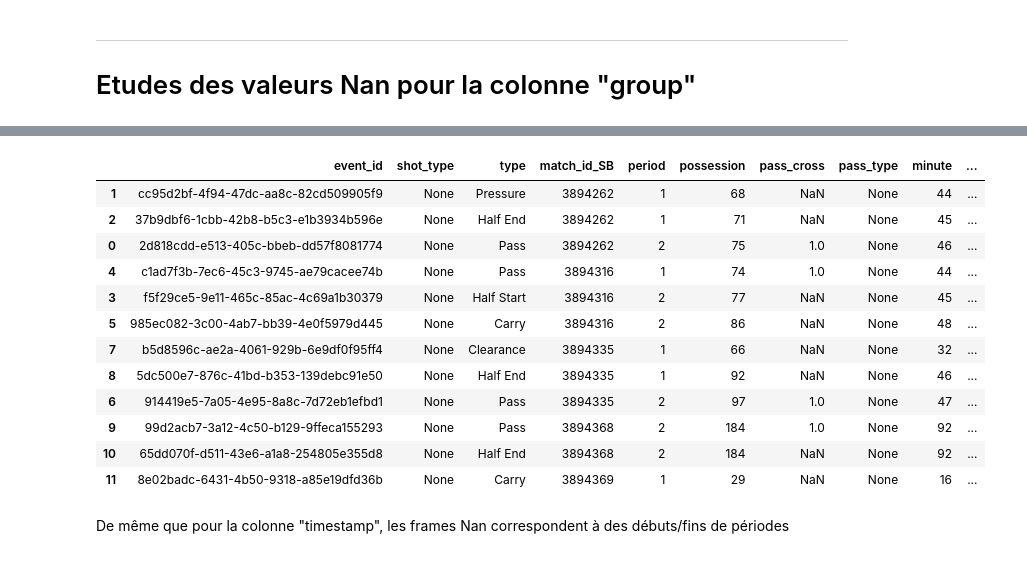
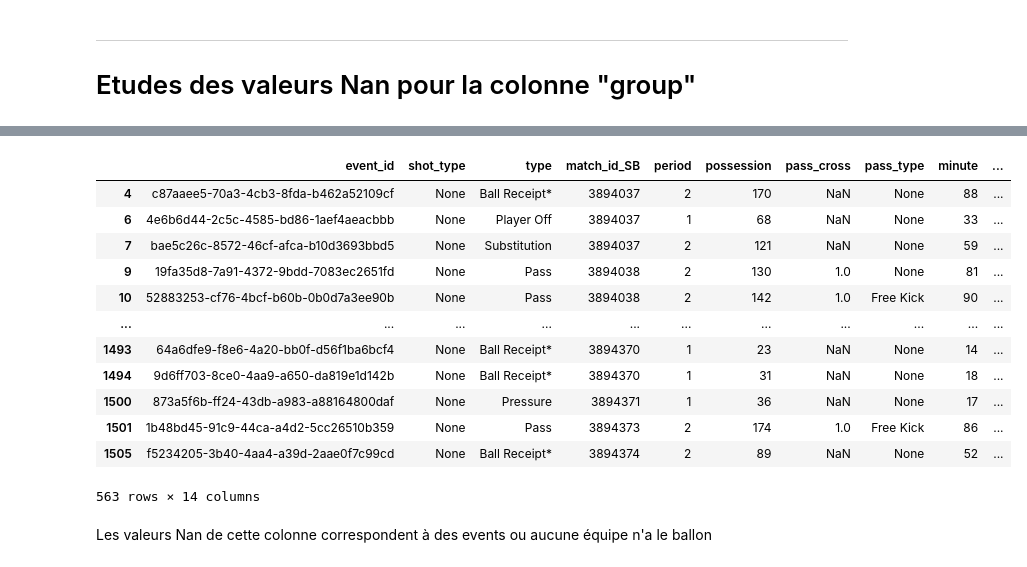
Before and after one commit to Nathan7128/PROJET-4A, a Jupyter notebook: donnees_manquantes/test_frames.ipynb, the cells around one changed output, grey strips where cells are left out. Saved outputs shown, nothing was run; the diff lists cells and outputs as text; code cells hidden in the pictures.

Commit message:
Etude valeur nan group

```diff
--- a/donnees_manquantes/test_frames.ipynb
+++ b/donnees_manquantes/test_frames.ipynb
@@ -134,4 +134,4 @@ De même que pour la colonne "timestamp", les frames Nan correspondent à des d
 # Etudes des valeurs Nan pour la colonne "group"
 # %%
 # Index des frames correspondants a des valeurs Nan
-index = freeze_frames.index[freeze_frames.period.isna()]
+index = freeze_frames.index[freeze_frames.group.isna()]
@@ -138,3 +152,3 @@ index = freeze_frames.index[freeze_frames.period.isna()]
 # %%
 # Index des frames correspondant au valeur Nan, ainsi que les frames précédentes et suivantes de ces dernières.
-freeze_frames.loc[index.tolist() + (index - 1).tolist() + (index + 1).tolist()].sort_index()
+multi_frames = freeze_frames.loc[index.tolist() + (index - 1).tolist() + (index + 1).tolist()].sort_index().drop_duplicates()
@@ -155,6 +171,6 @@ freeze_frames.loc[index.tolist() + (index - 1).tolist() + (index + 1).tolist()].
 # %%
 # Importation des events SB correspondants aux frames Nan
-params = freeze_frames.loc[index.tolist() + (index - 1).tolist() + (index + 1).tolist()].sort_index().event_id.tolist()
+params = multi_frames.event_id.tolist()
 stat = f"SELECT * FROM events WHERE event_id IN ({', '.join('?' * len(params))})"
 req = cursor.execute(stat, params)
 res = req.fetchall()
@@ -162,20 +178,20 @@ desc = req.description
 events = pd.DataFrame(res)
 events.columns = [i[0] for i in desc]
 # %%
-events.drop(["index_event", "shot_outcome", "y_loc", "z_loc", "y_pass", "y_shot", "z_shot"], axis = 1).sort_values(by = ["match_id_SB", "minute"])
+events.drop(["index_event", "shot_outcome", "y_loc", "z_loc", "y_pass", "y_shot", "z_shot"], axis = 1)[events.event_id.isin(freeze_frames.loc[index].event_id)]
 # %% [output]
 |  | event_id | shot_type | type | match_id_SB | period | possession | pass_cross | pass_type | minute | ... |
-| 1 | cc95d2bf-4f94-47dc-aa8c-82cd509905f9 | None | Pressure | 3894262 | 1 | 68 | NaN | None | 44 | ... |
-| 2 | 37b9dbf6-1cbb-42b8-b5c3-e1b3934b596e | None | Half End | 3894262 | 1 | 71 | NaN | None | 45 | ... |
-| 0 | 2d818cdd-e513-405c-bbeb-dd57f8081774 | None | Pass | 3894262 | 2 | 75 | 1.0 | None | 46 | ... |
-| 4 | c1ad7f3b-7ec6-45c3-9745-ae79cacee74b | None | Pass | 3894316 | 1 | 74 | 1.0 | None | 44 | ... |
-| 3 | f5f29ce5-9e11-465c-85ac-4c69a1b30379 | None | Half Start | 3894316 | 2 | 77 | NaN | None | 45 | ... |
-| 5 | 985ec082-3c00-4ab7-bb39-4e0f5979d445 | None | Carry | 3894316 | 2 | 86 | NaN | None | 48 | ... |
-| 7 | b5d8596c-ae2a-4061-929b-6e9df0f95ff4 | None | Clearance | 3894335 | 1 | 66 | NaN | None | 32 | ... |
-| 8 | 5dc500e7-876c-41bd-b353-139debc91e50 | None | Half End | 3894335 | 1 | 92 | NaN | None | 46 | ... |
-| 6 | 914419e5-7a05-4e95-8a8c-7d72eb1efbd1 | None | Pass | 3894335 | 2 | 97 | 1.0 | None | 47 | ... |
-| 9 | 99d2acb7-3a12-4c50-b129-9ffeca155293 | None | Pass | 3894368 | 2 | 184 | 1.0 | None | 92 | ... |
-| 10 | 65dd070f-d511-43e6-a1a8-254805e355d8 | None | Half End | 3894368 | 2 | 184 | NaN | None | 92 | ... |
-| 11 | 8e02badc-6431-4b50-9318-a85e19dfd36b | None | Carry | 3894369 | 1 | 29 | NaN | None | 16 | ... |
+| 4 | c87aaee5-70a3-4cb3-8fda-b462a52109cf | None | Ball Receipt* | 3894037 | 2 | 170 | NaN | None | 88 | ... |
+| 6 | 4e6b6d44-2c5c-4585-bd86-1aef4aeacbbb | None | Player Off | 3894037 | 1 | 68 | NaN | None | 33 | ... |
+| 7 | bae5c26c-8572-46cf-afca-b10d3693bbd5 | None | Substitution | 3894037 | 2 | 121 | NaN | None | 59 | ... |
+| 9 | 19fa35d8-7a91-4372-9bdd-7083ec2651fd | None | Pass | 3894038 | 2 | 130 | 1.0 | None | 81 | ... |
+| 10 | 52883253-cf76-4bcf-b60b-0b0d7a3ee90b | None | Pass | 3894038 | 2 | 142 | 1.0 | Free Kick | 90 | ... |
+| ... | ... | ... | ... | ... | ... | ... | ... | ... | ... | ... |
+| 1493 | 64a6dfe9-f8e6-4a20-bb0f-d56f1ba6bcf4 | None | Ball Receipt* | 3894370 | 1 | 23 | NaN | None | 14 | ... |
+| 1494 | 9d6ff703-8ce0-4aa9-a650-da819e1d142b | None | Ball Receipt* | 3894370 | 1 | 31 | NaN | None | 18 | ... |
+| 1500 | 873a5f6b-ff24-43db-a983-a88164800daf | None | Pressure | 3894371 | 1 | 36 | NaN | None | 17 | ... |
+| 1501 | 1b48bd45-91c9-44ca-a4d2-5cc26510b359 | None | Pass | 3894373 | 2 | 174 | 1.0 | Free Kick | 86 | ... |
+| 1505 | f5234205-3b40-4aa4-a39d-2aae0f7c99cd | None | Ball Receipt* | 3894374 | 2 | 89 | NaN | None | 52 | ... |
+563 rows × 14 columns
-# %% [markdown]
-De même que pour la colonne "timestamp", les frames Nan correspondent à des débuts/fins de périodes
+# %% [markdown]
+Les valeurs Nan de cette colonne correspondent à des events ou aucune équipe n'a le ballon
```
Also changed, not shown: parts of 3 cells of this notebook, 1 other file.
